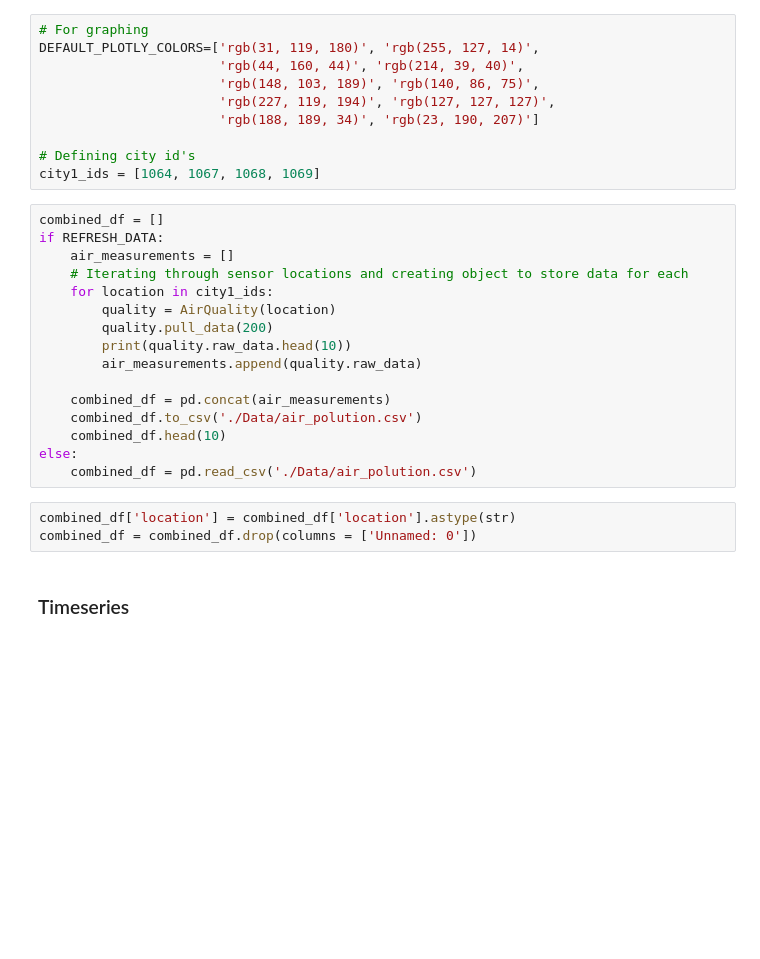
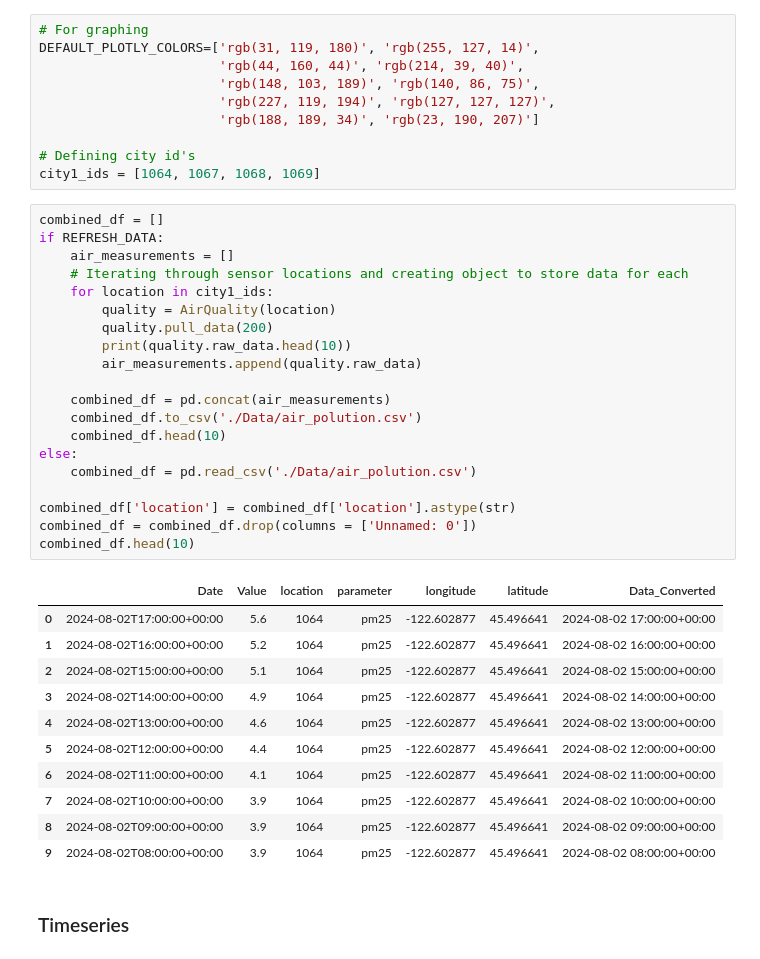
Before and after one commit to pinstripezebra/Air-Polution-Forecasting, a Jupyter notebook: aggregate_analysis.ipynb, the cells around one changed output. Saved outputs shown, nothing was run; the diff lists cells and outputs as text; blank space fills up the shorter version.

```diff
--- a/aggregate_analysis.ipynb
+++ b/aggregate_analysis.ipynb
@@ -49,22 +49,35 @@ city1_ids = [1064, 1067, 1068, 1069]
 # %%
 combined_df = []
 if REFRESH_DATA:
     air_measurements = []
     # Iterating through sensor locations and creating object to store data for each
     for location in city1_ids:
         quality = AirQuality(location)
         quality.pull_data(200)
         print(quality.raw_data.head(10))
         air_measurements.append(quality.raw_data)
 
     combined_df = pd.concat(air_measurements)
     combined_df.to_csv('./Data/air_polution.csv')
     combined_df.head(10)
 else:
     combined_df = pd.read_csv('./Data/air_polution.csv')
+
+combined_df['location'] = combined_df['location'].astype(str)
+combined_df = combined_df.drop(columns = ['Unnamed: 0'])
+combined_df.head(10)
+# %% [output]
+|  | Date | Value | location | parameter | longitude | latitude | Data_Converted |
+| 0 | 2024-08-02T17:00:00+00:00 | 5.6 | 1064 | pm25 | -122.602877 | 45.496641 | 2024-08-02 17:00:00+00:00 |
+| 1 | 2024-08-02T16:00:00+00:00 | 5.2 | 1064 | pm25 | -122.602877 | 45.496641 | 2024-08-02 16:00:00+00:00 |
+| 2 | 2024-08-02T15:00:00+00:00 | 5.1 | 1064 | pm25 | -122.602877 | 45.496641 | 2024-08-02 15:00:00+00:00 |
+| 3 | 2024-08-02T14:00:00+00:00 | 4.9 | 1064 | pm25 | -122.602877 | 45.496641 | 2024-08-02 14:00:00+00:00 |
+| 4 | 2024-08-02T13:00:00+00:00 | 4.6 | 1064 | pm25 | -122.602877 | 45.496641 | 2024-08-02 13:00:00+00:00 |
+| 5 | 2024-08-02T12:00:00+00:00 | 4.4 | 1064 | pm25 | -122.602877 | 45.496641 | 2024-08-02 12:00:00+00:00 |
+| 6 | 2024-08-02T11:00:00+00:00 | 4.1 | 1064 | pm25 | -122.602877 | 45.496641 | 2024-08-02 11:00:00+00:00 |
+| 7 | 2024-08-02T10:00:00+00:00 | 3.9 | 1064 | pm25 | -122.602877 | 45.496641 | 2024-08-02 10:00:00+00:00 |
+| 8 | 2024-08-02T09:00:00+00:00 | 3.9 | 1064 | pm25 | -122.602877 | 45.496641 | 2024-08-02 09:00:00+00:00 |
+| 9 | 2024-08-02T08:00:00+00:00 | 3.9 | 1064 | pm25 | -122.602877 | 45.496641 | 2024-08-02 08:00:00+00:00 |
-# %%
-combined_df['location'] = combined_df['location'].astype(str)
-combined_df = combined_df.drop(columns = ['Unnamed: 0'])
 # %% [markdown]
 ### Timeseries
 # %%
```
Also changed, not shown: parts of 19 cells of this notebook, 1 other file.
